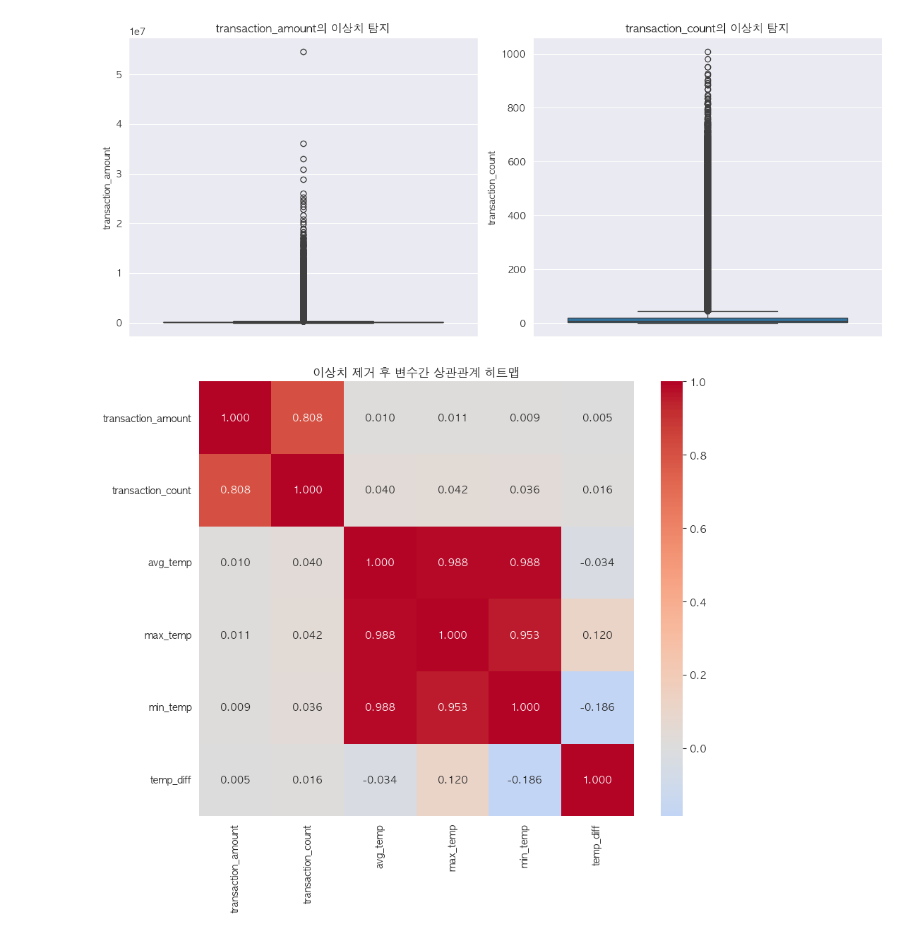
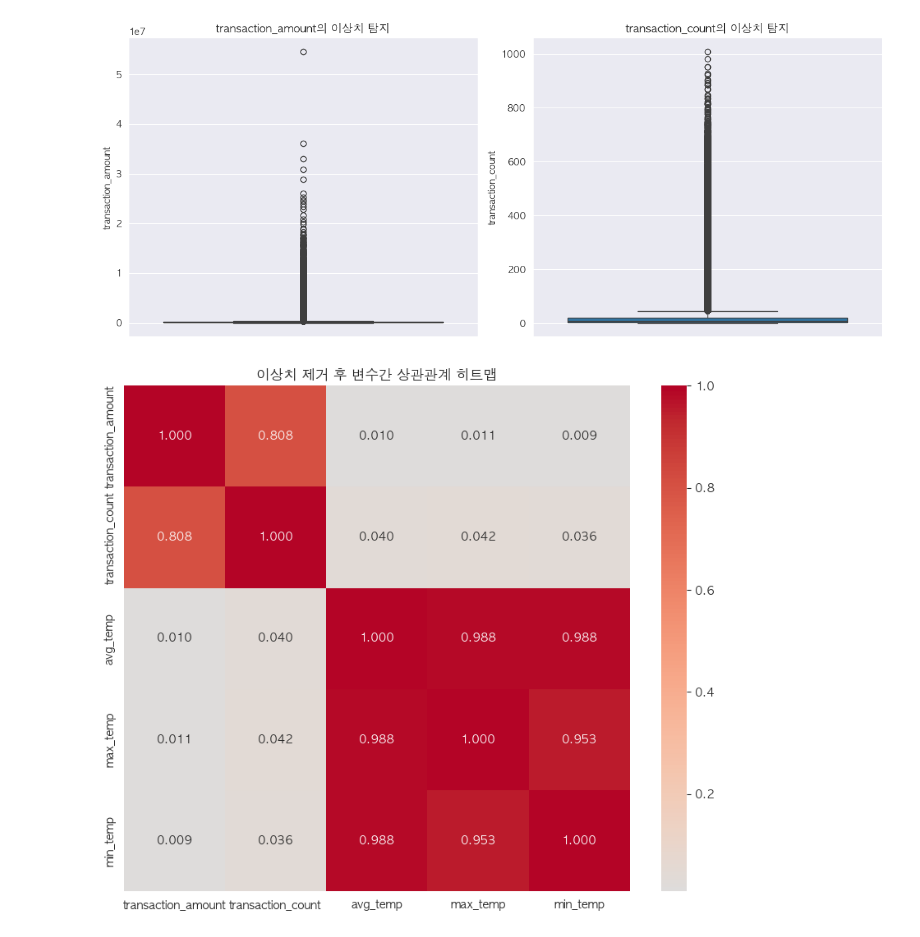
Before and after one commit to ESTCAMP-Team5/first_project, a Jupyter notebook: credit_card_usage_modeling/workspace/EDA/doyoung/EDA.ipynb, the cells around one changed output. Drawn from its saved outputs; the diff is of its cells as text; code cells hidden in the pictures.

```diff
--- a/credit_card_usage_modeling/workspace/EDA/doyoung/EDA.ipynb
+++ b/credit_card_usage_modeling/workspace/EDA/doyoung/EDA.ipynb
@@ -201,16 +209,16 @@ target_cols = ['transaction_amount', 'transaction_count']
 df_no_outliers = remove_outliers_iqr(df, target_cols)
 # %%
 correlation_vars = ['transaction_amount', 'transaction_count',
-                    'avg_temp', 'max_temp', 'min_temp', 'temp_diff']
+                    'avg_temp', 'max_temp', 'min_temp']
 
 # 상관계수 계산
 correlation_matrix = df_no_outliers[correlation_vars].corr()
 
 # 히트맵 시각화
 plt.figure(figsize=(10, 8))
 sns.heatmap(correlation_matrix, annot=True, cmap='coolwarm', center=0,
             square=True, fmt='.3f')
 plt.title('이상치 제거 후 변수간 상관관계 히트맵')
 plt.show()
 # %% [output]
-[figure, old version]
+[figure, new version]
```
Also changed, not shown: parts of 9 cells of this notebook.
